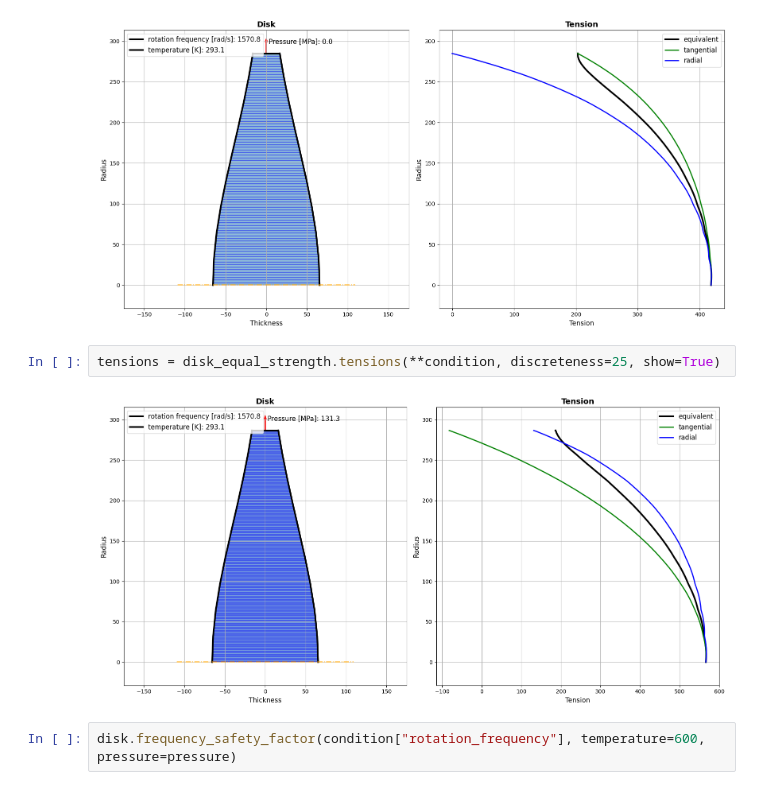
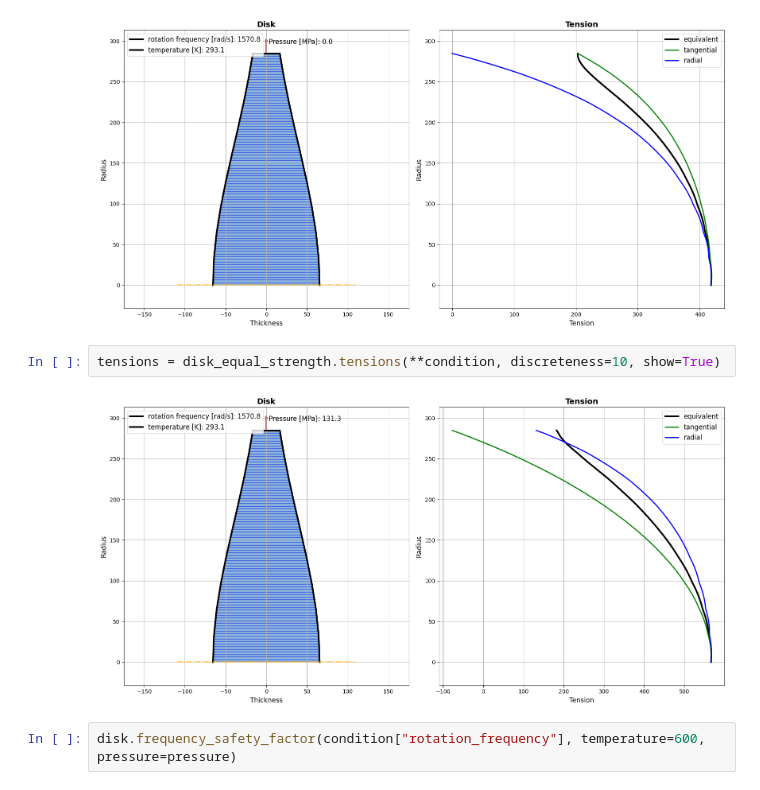
Before and after one commit to ParkhomenkoDV/gte, a Jupyter notebook: gte/HPT_stage_1_disk.ipynb, the cells around one changed output. Drawn from its saved outputs; the diff is of its cells as text.

```diff
--- a/gte/HPT_stage_1_disk.ipynb
+++ b/gte/HPT_stage_1_disk.ipynb
@@ -147,9 +147,9 @@ tensions = disk_equal_strength.tensions(rotation_frequency=condition['rotation_f
 # %% [output]
 [figure]
 # %%
-tensions = disk_equal_strength.tensions(**condition, discreteness=25, show=True)
+tensions = disk_equal_strength.tensions(**condition, discreteness=10, show=True)
 # %% [output]
-[figure, old version]
+[figure, new version]
 # %%
 disk.frequency_safety_factor(condition["rotation_frequency"], temperature=600, pressure=pressure)
 # %% [output]
```
Also changed, not shown: 3 other files.
